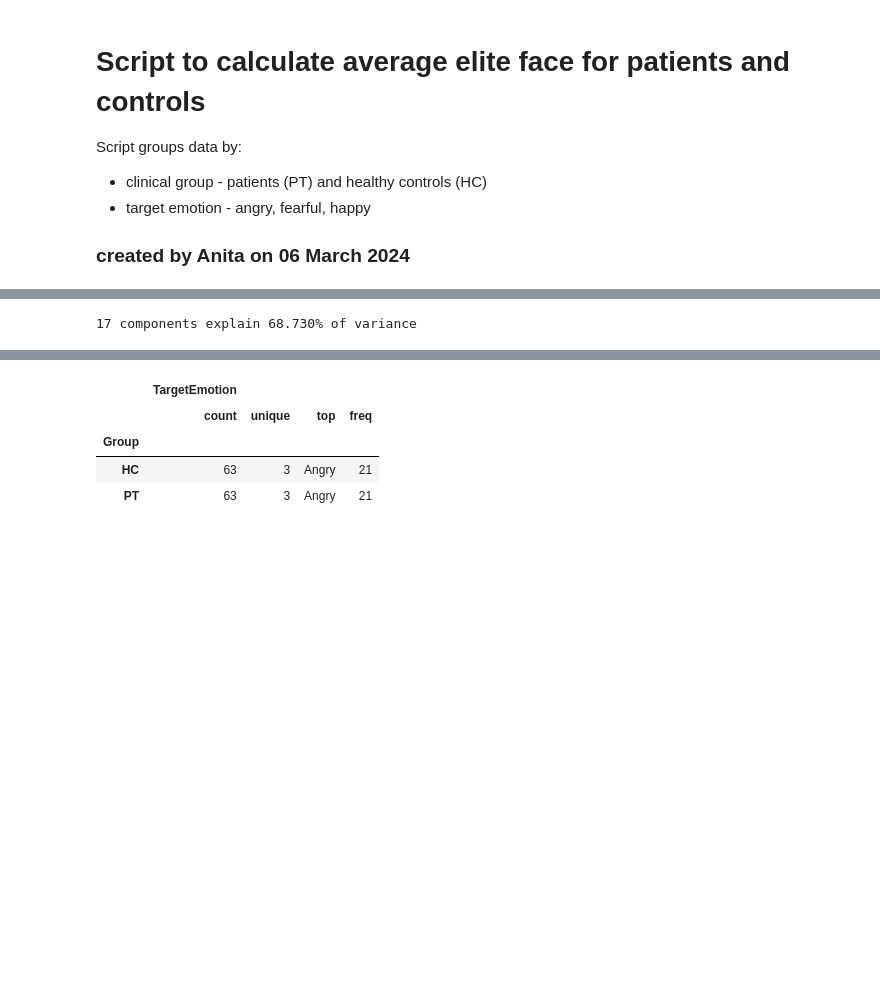
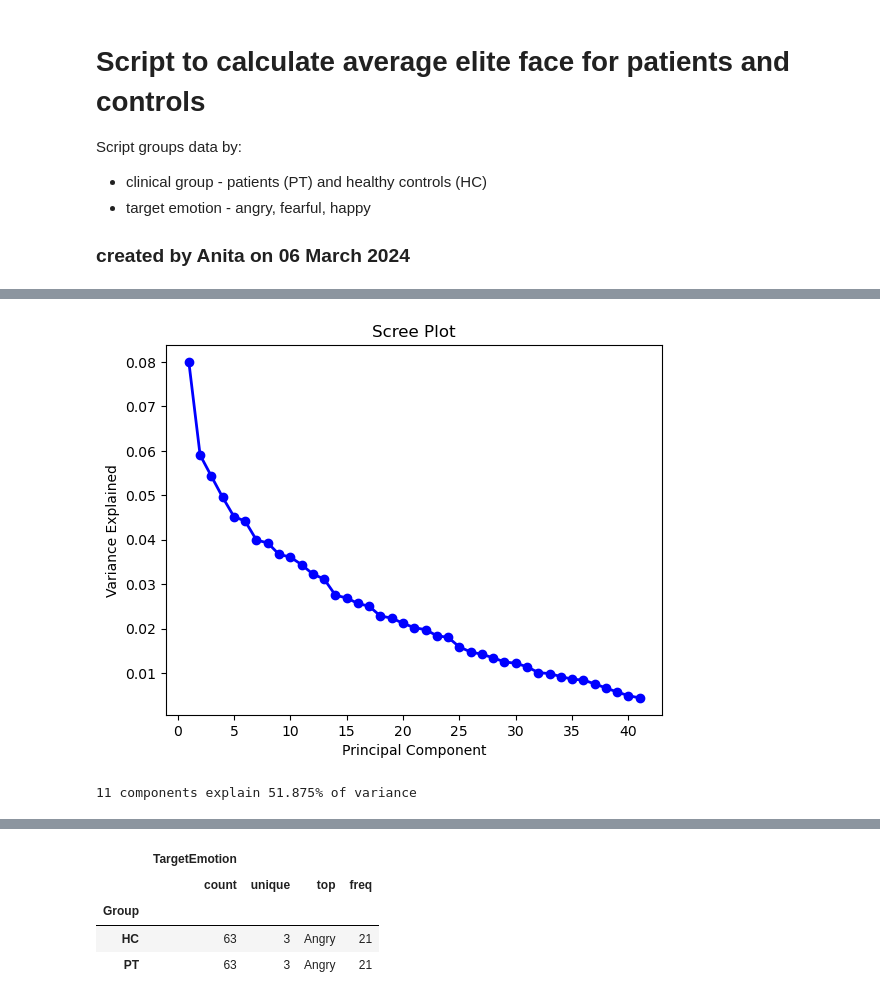
Before and after one commit to dumplings102/GA-emotion-perception-analysis, a Jupyter notebook: elite_analysis.ipynb, the cells around one changed output, grey strips where cells are left out. Drawn from its saved outputs; the diff is of its cells as text; code cells hidden in the pictures; blank space fills up the shorter version.

```diff
--- a/elite_analysis.ipynb
+++ b/elite_analysis.ipynb
@@ -378,10 +366,20 @@ Kaiser criterion suggests choosing 17 components
+# %%
+#scree plot
+PC_values = np.arange(pca.n_components_) + 1
+plt.plot(PC_values, pca.explained_variance_ratio_, 'o-', linewidth=2, color='blue')
+plt.title('Scree Plot')
+plt.xlabel('Principal Component')
+plt.ylabel('Variance Explained')
+plt.show()
+# %% [output]
+[figure, added]
 # %%
 # PCA with n components
-pca = PCA(n_components = n_comp)
+pca = PCA(n_components = .5)
 principalComponents = pca.fit_transform(X)
-print(f'{n_comp} components explain {sum(pca.explained_variance_ratio_)*100:.3f}% of variance')
+print(f'{pca.n_components_} components explain {sum(pca.explained_variance_ratio_)*100:.3f}% of variance')
 
-PC_df = pd.DataFrame(data = principalComponents, columns = comp_labels)
-full_df = pd.concat([elite_df, PC_df], axis = 1).drop([full_df.columns[0]], axis = 1) # concatenated elite + PC dataframes
+#PC_df = pd.DataFrame(data = principalComponents, columns = comp_labels)
+#full_df = pd.concat([elite_df, PC_df], axis = 1).drop([full_df.columns[0]], axis = 1) # concatenated elite + PC dataframes
 # %% [output]
-17 components explain 68.730% of variance
+11 components explain 51.875% of variance
```
Also changed, not shown: parts of 18 cells of this notebook, 3 other files.
